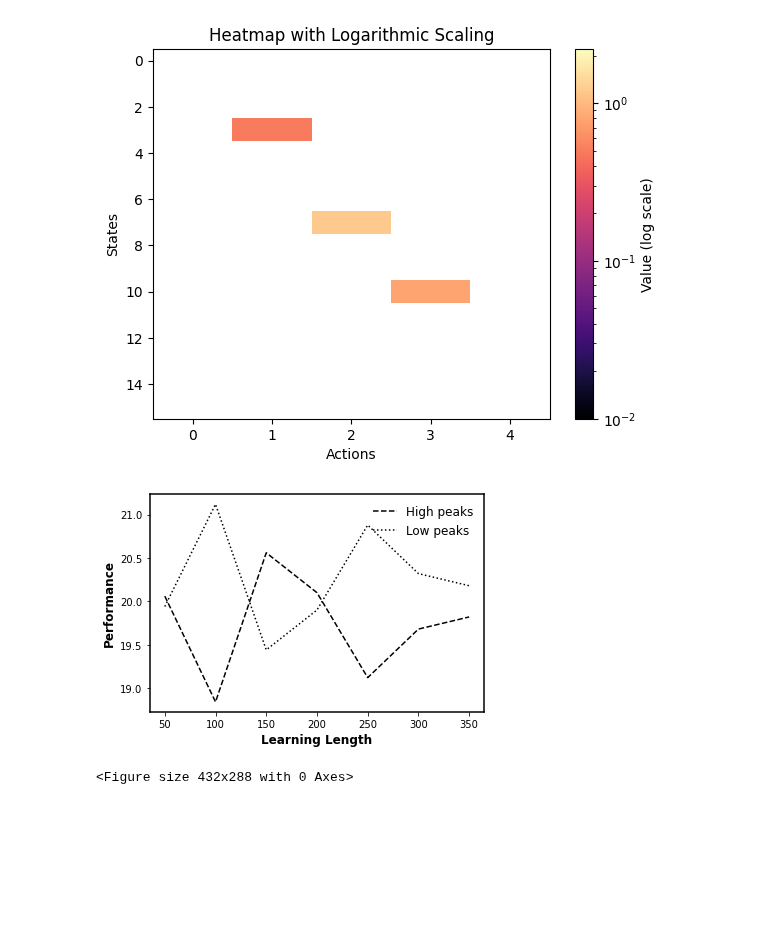
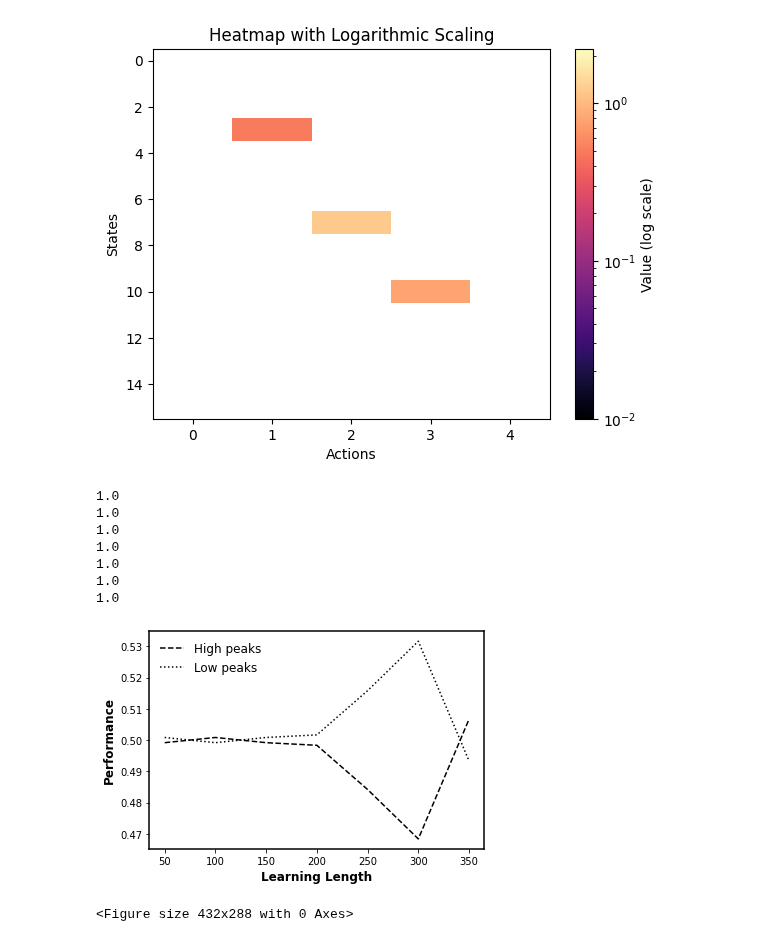
Before and after one commit to GrandJune/HAI, a Jupyter notebook: Fang2009/Results.ipynb, the cells around one changed output. Saved outputs shown, nothing was run; the diff lists cells and outputs as text; code cells hidden in the pictures; blank space fills up the shorter version.

```diff
--- a/Fang2009/Results.ipynb
+++ b/Fang2009/Results.ipynb
@@ -48,32 +48,42 @@ plt.show()
 # %%
 import matplotlib.pyplot as plt
 import pickle
 legend_properties = {'weight':'bold'}
 
-data_folder = r"E:\data\hai-0307\Fang2009"
+data_folder = r"E:\data\hai-0307\Fang2009_3"
 high_peaks_across_learning_file = data_folder + r"\highs_across_learning_length"
 low_peaks_across_learning_file = data_folder + r"\lows_across_learning_length"
 with open(high_peaks_across_learning_file, 'rb') as infile:
     high_peaks = pickle.load(infile)
 with open(low_peaks_across_learning_file, 'rb') as infile:
     low_peaks = pickle.load(infile)
+
+for high, low in zip(high_peaks, low_peaks):
+    print(high + low)
 
 # Performance
 x =  [50, 100, 150, 200, 250, 300, 350]
 fig, ax = plt.subplots()
 ax.spines["left"].set_linewidth(1.5)
 ax.spines["right"].set_linewidth(1.5)
 ax.spines["top"].set_linewidth(1.5)
 ax.spines["bottom"].set_linewidth(1.5)
 plt.plot(x, high_peaks, "k--", label="High peaks")
 plt.plot(x, low_peaks, "k:", label="Low peaks")
 plt.xlabel('Learning Length', fontweight='bold', fontsize=12)
 plt.ylabel('Performance', fontweight='bold', fontsize=12)
 # plt.xticks(x)
 plt.legend(frameon=False, ncol=1, fontsize=12)
 plt.savefig(data_folder + r"\HAI_performance.png", transparent=True, dpi=300)
 plt.show()
 plt.clf()
 # %% [output]
+1.0
+1.0
+1.0
+1.0
+1.0
+1.0
+1.0
-[figure, old version]
+[figure, new version]
-<Figure size 432x288 with 0 Axes>
+<Figure size 432x288 with 0 Axes>
```
Also changed, not shown: 1 other file.
